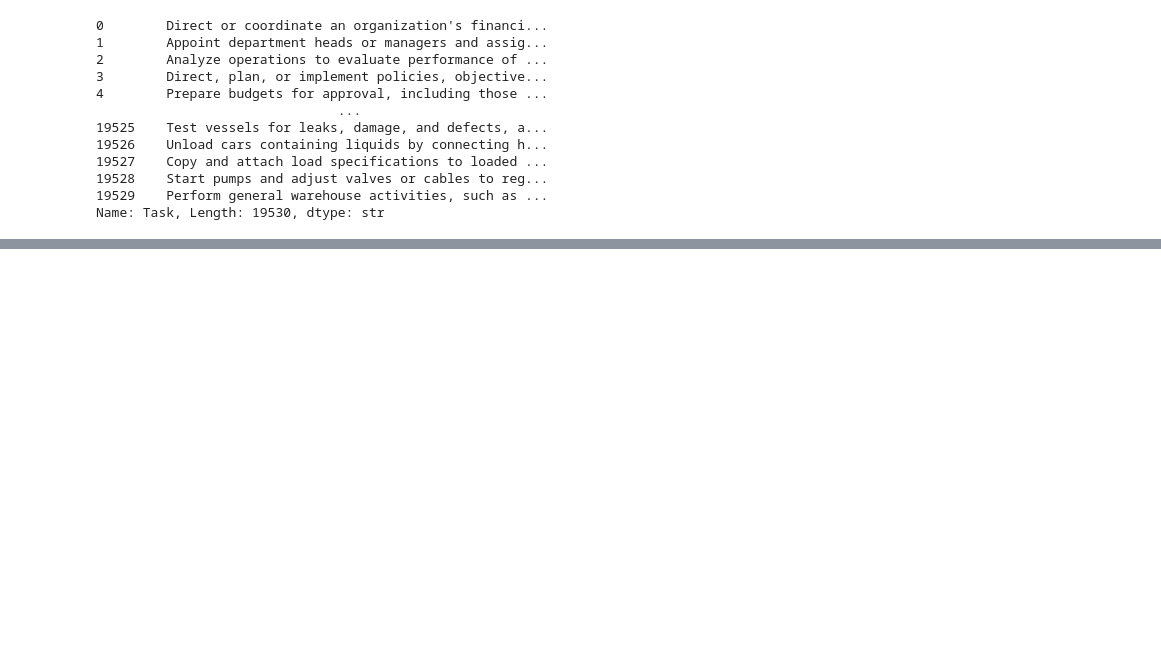
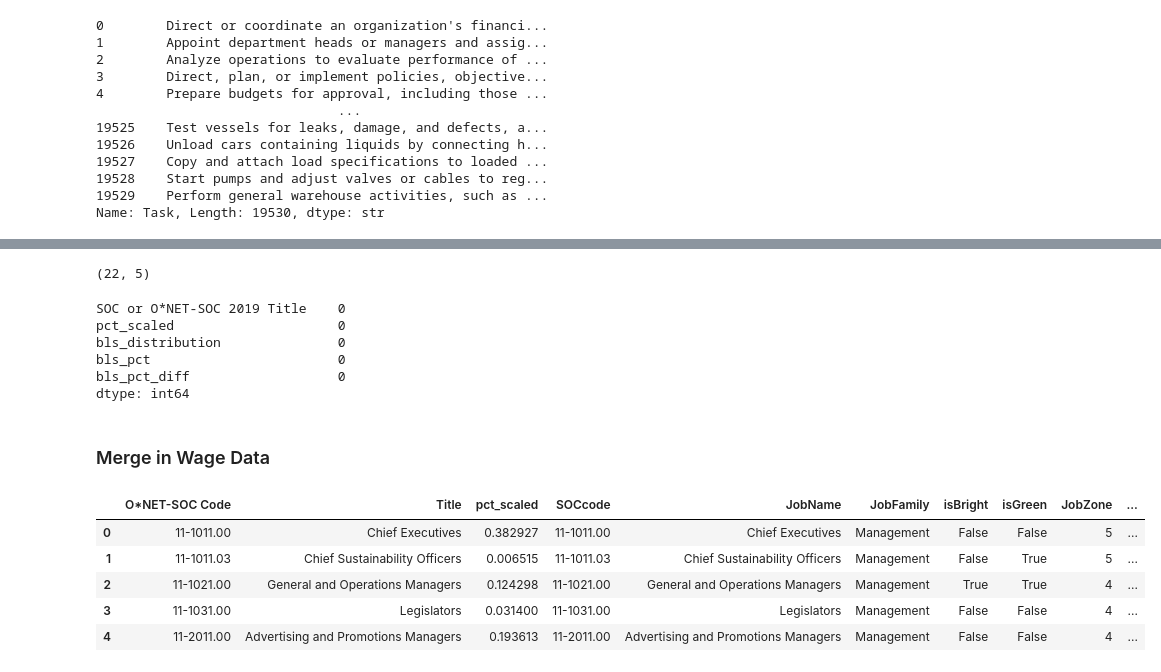
Before and after one commit to zaki-rogers/ai-labour-market-exposure, a Jupyter notebook: 01_eda.ipynb, the cells around one changed output, grey strips where cells are left out. Drawn from its saved outputs; the diff is of its cells as text; code cells hidden in the pictures; blank space fills up the shorter version.

Commit message:
Complete fan-out correction; build category and occupation comparisons

```diff
--- a/01_eda.ipynb
+++ b/01_eda.ipynb
@@ -345,0 +363,7 @@ task_usage.head()
+# %%
+# Compute the scaled pct by grouping the data
+task_usage["n_occurrences"] = task_usage.groupby("Task")["Title"].transform("nunique")
+task_usage["pct_scaled"] = task_usage["pct"] / task_usage["n_occurrences"]
+
+# Rename pct to pct_raw for clarity
+task_usage = task_usage.rename(columns={"pct": "pct_raw"})
@@ -345,0 +400,2 @@ task_usage.head()
+# %%
+task_usage = task_usage[task_usage["Task"] != "none"]
@@ -345,0 +437,38 @@ task_usage.head()
+# %%
+category_comparison.shape
+# %% [output]
+(22, 5)
+# %%
+category_comparison.isna().sum()
+# %% [output]
+SOC or O*NET-SOC 2019 Title    0
+pct_scaled                     0
+bls_distribution               0
+bls_pct                        0
+bls_pct_diff                   0
+dtype: int64
+# %% [markdown]
+### Merge in Wage Data
+# %%
+occupation_usage = (
+    task_usage
+    .groupby(["O*NET-SOC Code", "Title"])["pct_scaled"]
+    .sum()
+    .reset_index()
+)
+# %%
+occupation_comparison = occupation_usage.merge(
+    wage_data,
+    left_on="O*NET-SOC Code",
+    right_on="SOCcode",
+    how="left"
+)
+# %%
+occupation_comparison.head()
+# %% [output]
+|  | O*NET-SOC Code | Title | pct_scaled | SOCcode | JobName | JobFamily | isBright | isGreen | JobZone | ... |
+| 0 | 11-1011.00 | Chief Executives | 0.382927 | 11-1011.00 | Chief Executives | Management | False | False | 5 | ... |
+| 1 | 11-1011.03 | Chief Sustainability Officers | 0.006515 | 11-1011.03 | Chief Sustainability Officers | Management | False | True | 5 | ... |
+| 2 | 11-1021.00 | General and Operations Managers | 0.124298 | 11-1021.00 | General and Operations Managers | Management | True | True | 4 | ... |
+| 3 | 11-1031.00 | Legislators | 0.031400 | 11-1031.00 | Legislators | Management | False | False | 4 | ... |
+| 4 | 11-2011.00 | Advertising and Promotions Managers | 0.193613 | 11-2011.00 | Advertising and Promotions Managers | Management | False | False | 4 | ... |
```
Also changed, not shown: parts of 22 cells of this notebook.
